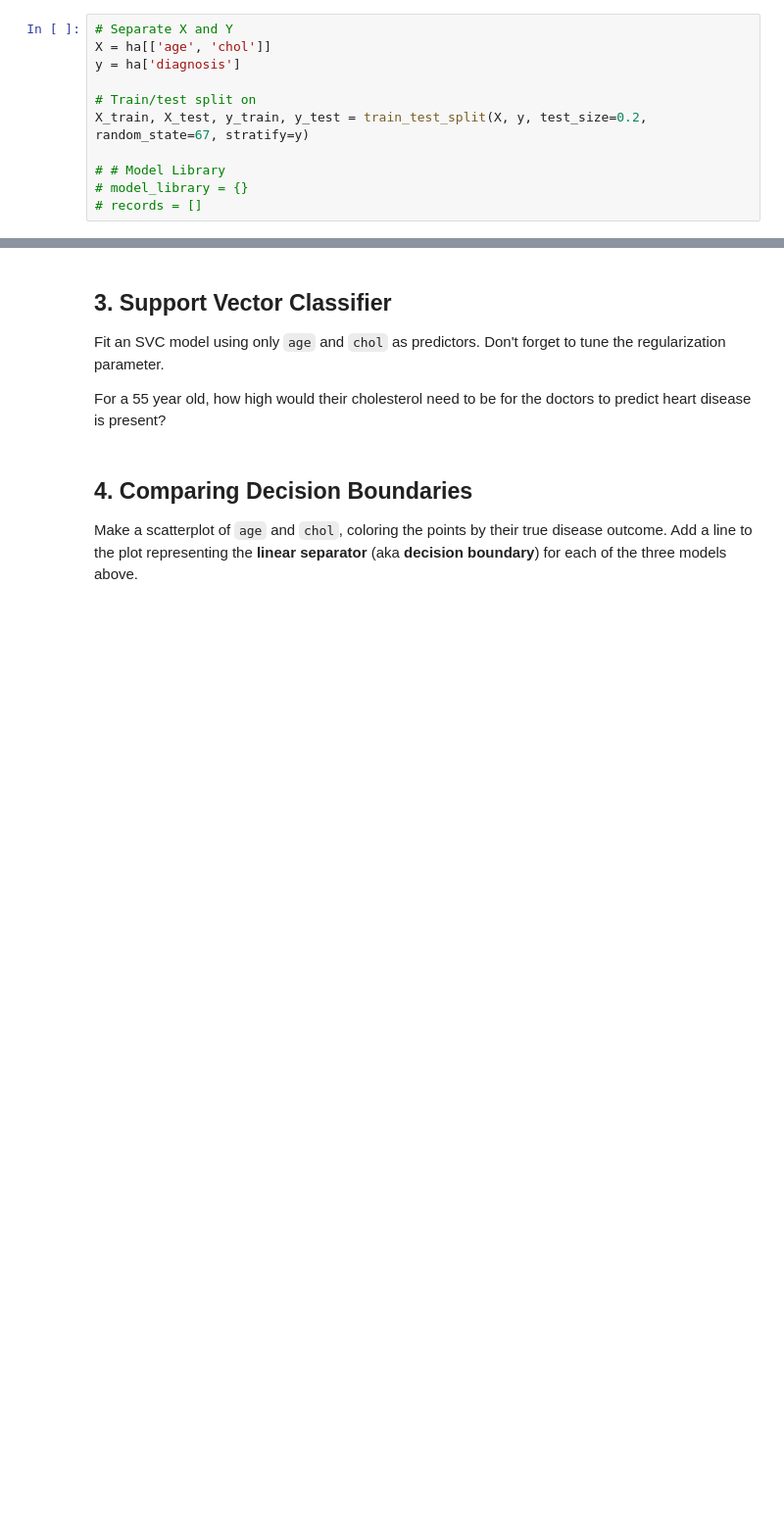
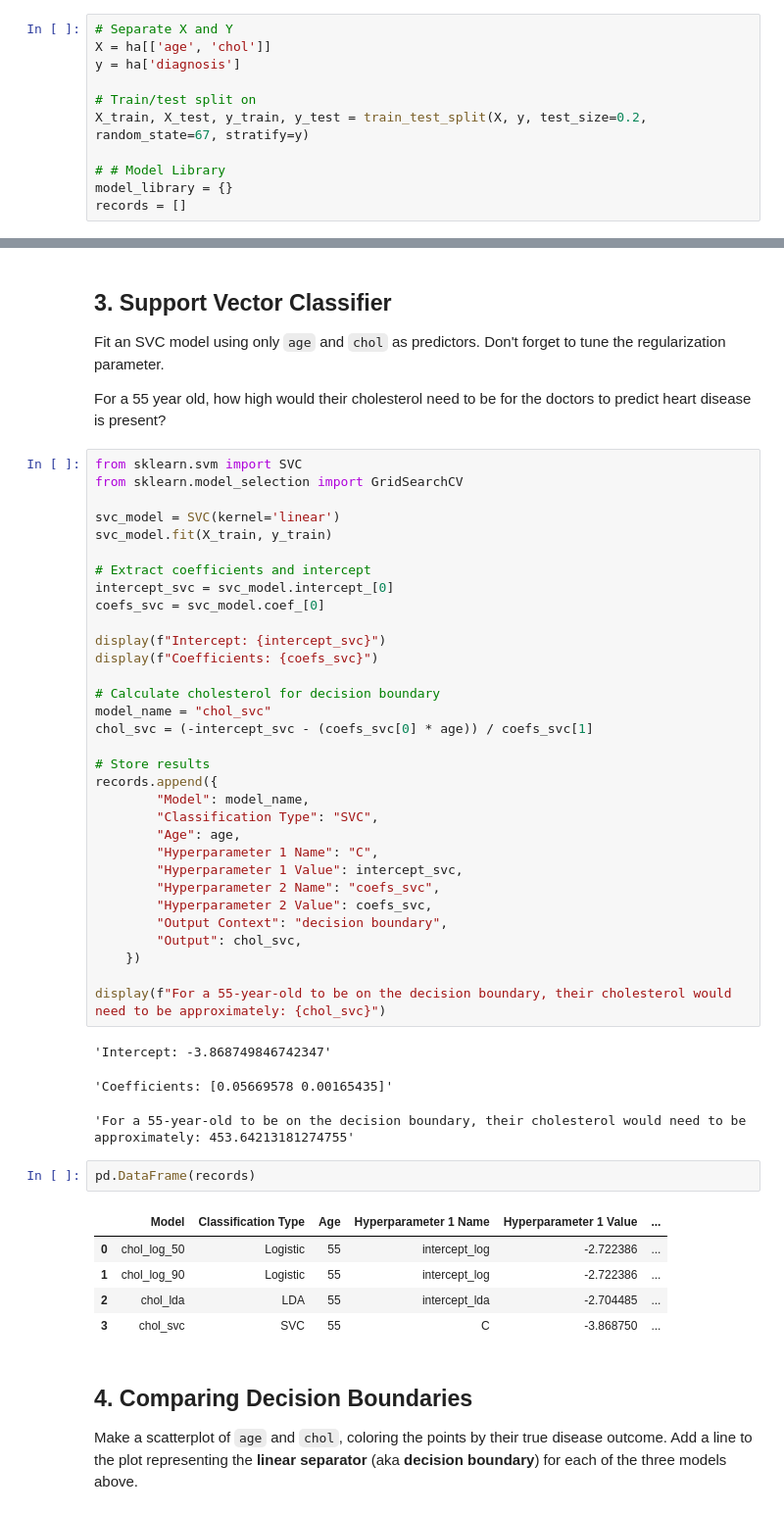
Before and after one commit to PharaohPooh/GSB_544, a Jupyter notebook: Week_9/Practice_Activity_9_1.ipynb, the cells around one changed output, grey strips where cells are left out. Shown at 98% size. Saved outputs shown, nothing was run; the diff lists cells and outputs as text; blank space fills up the shorter version.

```diff
--- a/Week_9/Practice_Activity_9_1.ipynb
+++ b/Week_9/Practice_Activity_9_1.ipynb
@@ -54,8 +54,8 @@ y = ha['diagnosis']
 X_train, X_test, y_train, y_test = train_test_split(X, y, test_size=0.2, random_state=67, stratify=y)
 
 # # Model Library
-# model_library = {}
-# records = []
+model_library = {}
+records = []
 # %% [markdown]
 ## 1. Logistic Regression
 
@@ -171,6 +202,50 @@ display(f"For a 55-year-old to be on the decision boundary, their cholesterol wo
 Fit an SVC model using only `age` and `chol` as predictors.  Don't forget to tune the regularization parameter.
 
 For a 55 year old, how high would their cholesterol need to be for the doctors to predict heart disease is present?
+# %%
+from sklearn.svm import SVC
+from sklearn.model_selection import GridSearchCV
+
+svc_model = SVC(kernel='linear')
+svc_model.fit(X_train, y_train)
+
+# Extract coefficients and intercept
+intercept_svc = svc_model.intercept_[0]
+coefs_svc = svc_model.coef_[0]
+
+display(f"Intercept: {intercept_svc}")
+display(f"Coefficients: {coefs_svc}")
+
+# Calculate cholesterol for decision boundary
+model_name = "chol_svc"
+chol_svc = (-intercept_svc - (coefs_svc[0] * age)) / coefs_svc[1]
+
+# Store results
+records.append({
+        "Model": model_name,
+        "Classification Type": "SVC",
+        "Age": age,
+        "Hyperparameter 1 Name": "C",
+        "Hyperparameter 1 Value": intercept_svc,
+        "Hyperparameter 2 Name": "coefs_svc",
+        "Hyperparameter 2 Value": coefs_svc,
+        "Output Context": "decision boundary",
+        "Output": chol_svc,
+    })
+
+display(f"For a 55-year-old to be on the decision boundary, their cholesterol would need to be approximately: {chol_svc}")
+# %% [output]
+'Intercept: -3.868749846742347'
+'Coefficients: [0.05669578 0.00165435]'
+'For a 55-year-old to be on the decision boundary, their cholesterol would need to be approximately: 453.64213181274755'
+# %%
+pd.DataFrame(records)
+# %% [output]
+|  | Model | Classification Type | Age | Hyperparameter 1 Name | Hyperparameter 1 Value | ... |
+| 0 | chol_log_50 | Logistic | 55 | intercept_log | -2.722386 | ... |
+| 1 | chol_log_90 | Logistic | 55 | intercept_log | -2.722386 | ... |
+| 2 | chol_lda | LDA | 55 | intercept_lda | -2.704485 | ... |
+| 3 | chol_svc | SVC | 55 | C | -3.868750 | ... |
 # %% [markdown]
 ## 4. Comparing Decision Boundaries
 
```
Also changed, not shown: parts of 7 cells of this notebook, 10 other files.
